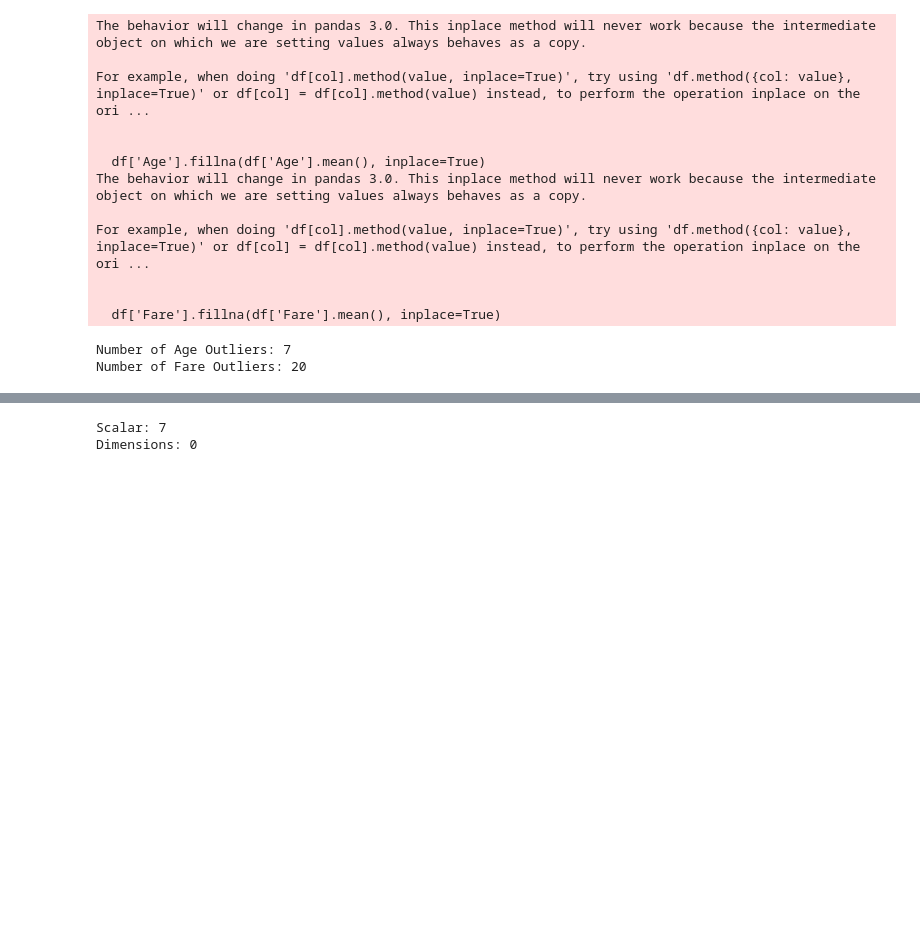
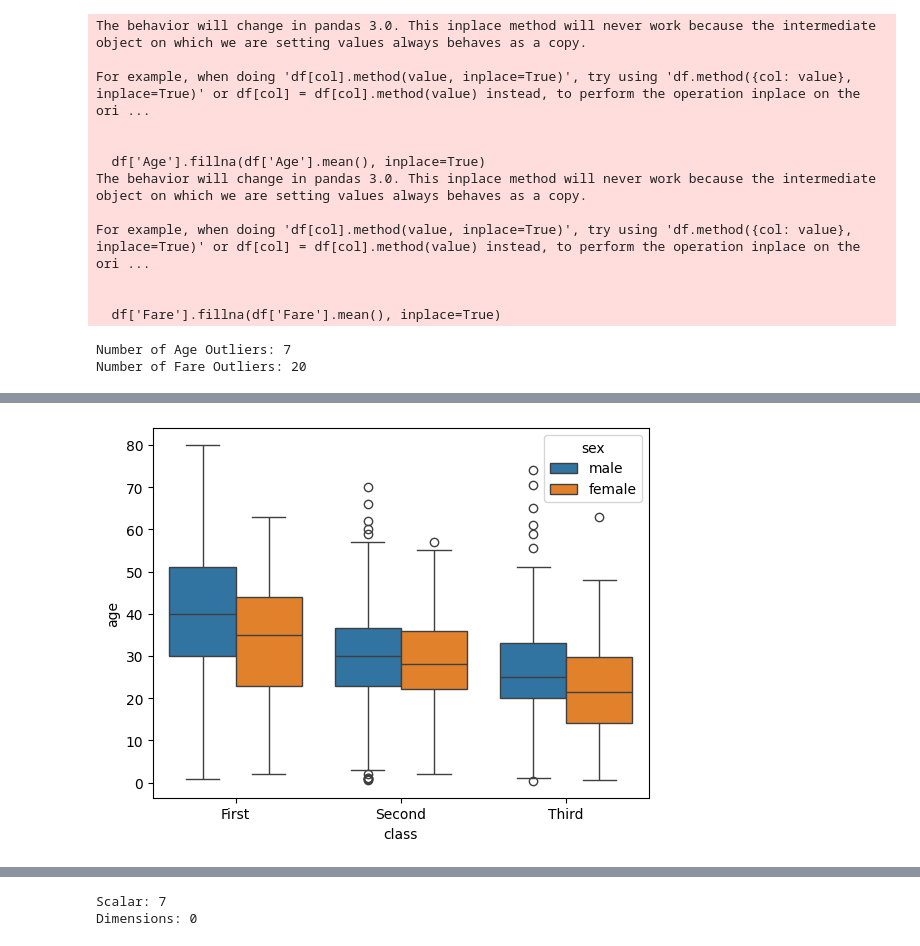
Before and after one commit to Adityavb121/23cs503, a Jupyter notebook: WEEK_4.ipynb, the cells around one changed output, grey strips where cells are left out. Cells and saved outputs as stored; diff of their text form; code cells hidden in the pictures; blank space fills up the shorter version.

```diff
--- a/WEEK_4.ipynb
+++ b/WEEK_4.ipynb
@@ -429,0 +448,12 @@ plt.show()
+# %%
+import seaborn as sns
+import matplotlib.pyplot as plt
+
+# Load Titanic dataset
+titanic = sns.load_dataset("titanic")
+
+# Compare age distribution by sex and class
+sns.boxplot(x="class", y="age", hue="sex", data=titanic)
+plt.show()
+# %% [output]
+[figure, added]
```
Also changed, not shown: parts of 7 cells of this notebook.
